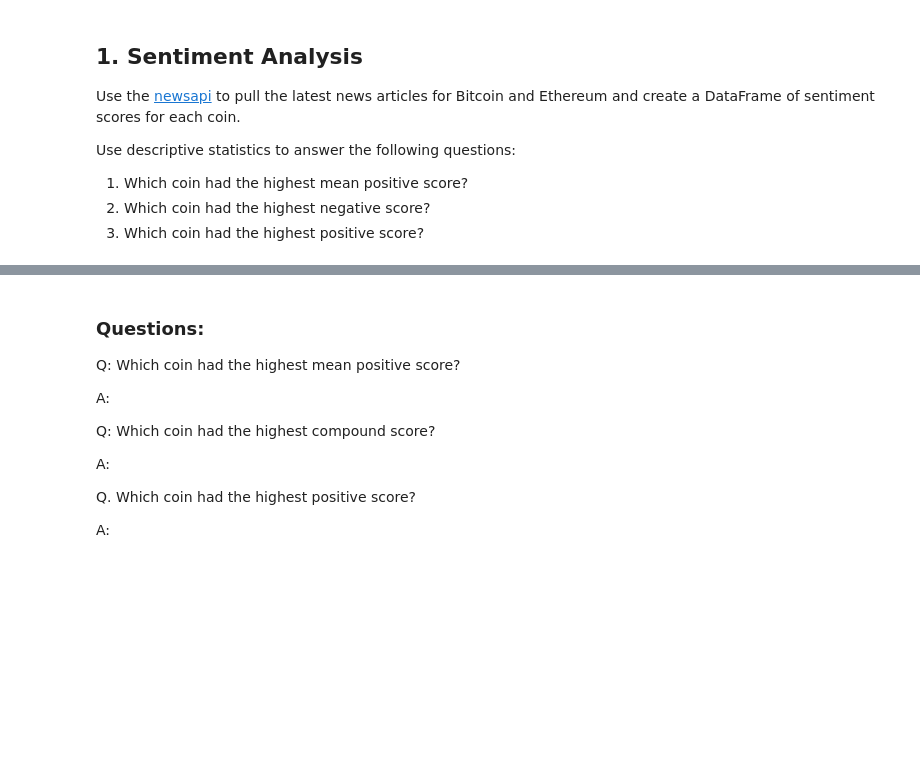
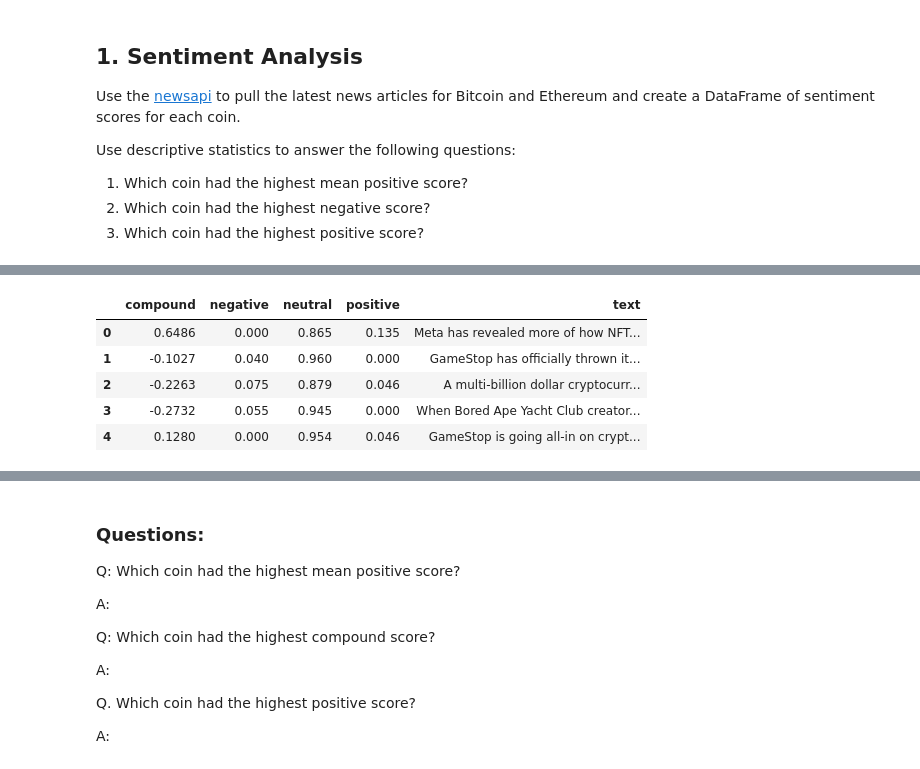
Before and after one commit to spearl7076/Unit12-Tales-from-the-Crypto, a Jupyter notebook: Instructions/Starter_Code/crypto_sentiment.ipynb, the cells around one changed output, grey strips where cells are left out. Saved outputs shown, nothing was run; the diff lists cells and outputs as text; code cells hidden in the pictures; blank space fills up the shorter version.

Commit message:
finally got access back to newsapi

```diff
--- a/Instructions/Starter_Code/crypto_sentiment.ipynb
+++ b/Instructions/Starter_Code/crypto_sentiment.ipynb
@@ -38,6 +36,8 @@ api_key = os.getenv("NEWS_API_KEY")
 newsapi = NewsApiClient(api_key=api_key)
 # %%
 # Fetch the Bitcoin news articles
-bitcoin_headlines = newsapi.get_top_headlines(q="Bitcoin", language="en", country='us')
+bitcoin_headlines = newsapi.get_everything(q="bitcoin",
+                                          language="en",
+                                          sort_by="relevancy")
 bitcoin_headlines
 # %% [output]
@@ -46,5 +61,7 @@ bitcoin_headlines
 # %%
 # Fetch the Ethereum news articles
-ethereum_headlines = newsapi.get_top_headlines(q="Ethereum", language="en", country='us')
+ethereum_headlines = newsapi.get_everything(q='Ethereum',
+                                          language='en',
+                                          sort_by="relevancy")
 ethereum_headlines
 # %% [output]
@@ -87,35 +127,42 @@ bitcoin_df.head()
 # Create the Ethereum sentiment scores DataFrame
 ethereum_sentiments = []
 
-for article in ethereum_sentiments["articles"]:
+for article in ethereum_headlines["articles"]:
     try:
         text = article["content"]
         sentiment = analyzer.polarity_scores(text)
         compound = sentiment["compound"]
         pos = sentiment["pos"]
         neu = sentiment["neu"]
         neg = sentiment["neg"]
 
         ethereum_sentiments.append({
             "text": text,
             "compound": compound,
             "positive": pos,
             "negative": neg,
             "neutral": neu
 
         })
 
     except AttributeError:
         pass
 
 # Create DataFrame
 ethereum_df = pd.DataFrame(ethereum_sentiments)
 
 # Reorder DataFrame columns
 cols = ["compound", "negative", "neutral", "positive", "text"]
 ethereum_df = ethereum_df[cols]
 
 ethereum_df.head()
+# %% [output]
+|  | compound | negative | neutral | positive | text |
+| 0 | 0.6486 | 0.000 | 0.865 | 0.135 | Meta has revealed more of how NFT... |
+| 1 | -0.1027 | 0.040 | 0.960 | 0.000 | GameStop has officially thrown it... |
+| 2 | -0.2263 | 0.075 | 0.879 | 0.046 | A multi-billion dollar cryptocurr... |
+| 3 | -0.2732 | 0.055 | 0.945 | 0.000 | When Bored Ape Yacht Club creator... |
+| 4 | 0.1280 | 0.000 | 0.954 | 0.046 | GameStop is going all-in on crypt... |
 # %%
 # Describe the Bitcoin Sentiment
 bitcoin_df.describe()
```
Also changed, not shown: parts of 18 cells of this notebook.
